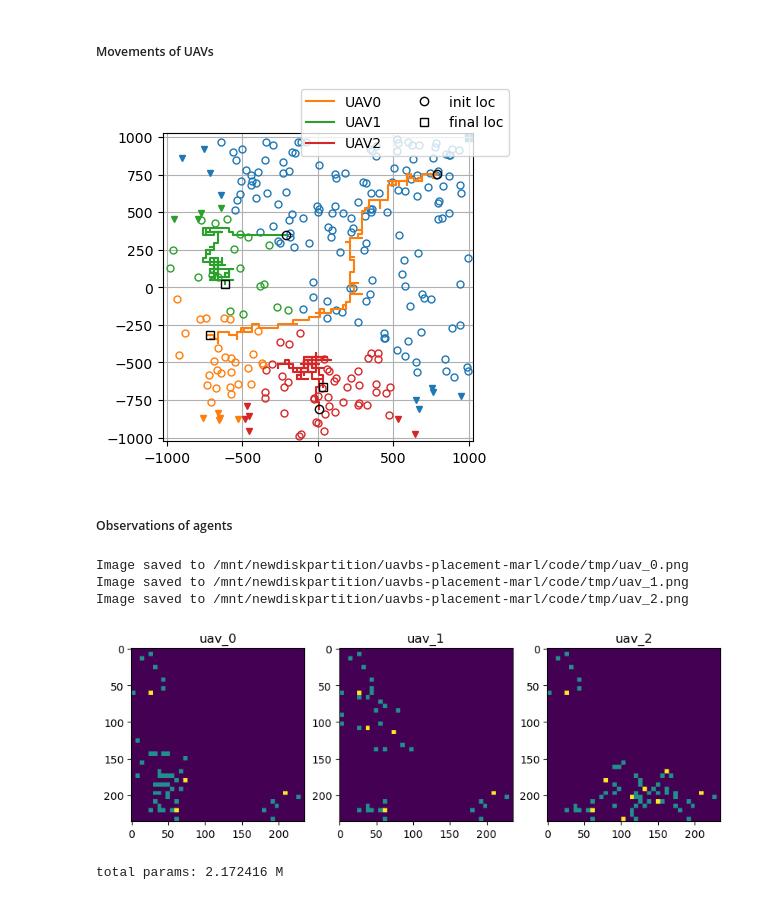
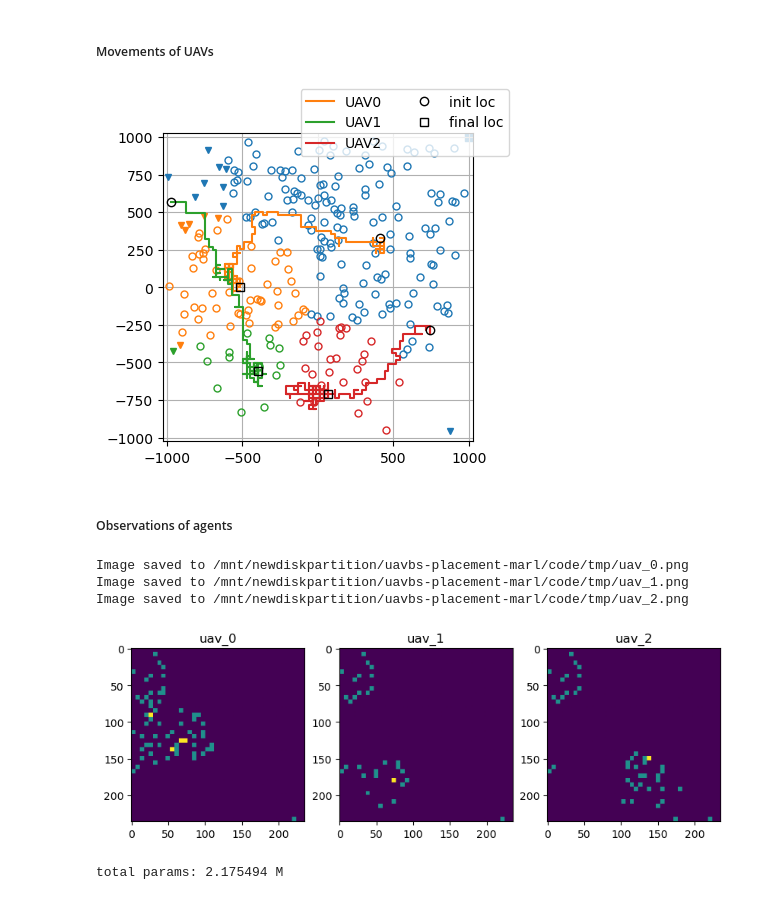
Before and after one commit to linhhoang-ex/uavbs-placement-marl, a Jupyter notebook: code/ppo_sagin_v1_1.ipynb, the cells around one changed output. Drawn from its saved outputs; the diff is of its cells as text; code cells hidden in the pictures.

```diff
--- a/code/ppo_sagin_v1_1.ipynb
+++ b/code/ppo_sagin_v1_1.ipynb
@@ -42,7 +14,6 @@ Saved the trained agent to trained_agents/20240317-010558
 # %%
 import pandas as pd
 
-window = 200
 
 df = pd.DataFrame({
         'episode return': log_ep_return,
@@ -53,8 +24,8 @@ df = pd.DataFrame({
 fig, axs = plt.subplots(nrows=1, ncols=len(df.columns), figsize=(15,3))
 for i, col in enumerate(df.columns):
         # axs[i].plot(df[col])
-        # axs[i].plot(df[col].rolling(window=window, min_periods=100, center=True).mean())
-        axs[i].plot(df[col].ewm(alpha=0.001, adjust=False, min_periods=100).mean())
+        # axs[i].plot(df[col].rolling(window=200, min_periods=100, center=True).mean())
+        axs[i].plot(df[col].ewm(alpha=0.001, adjust=True, min_periods=100).mean())
         axs[i].set_xlabel('episode')
         axs[i].set_ylabel(col)
         axs[i].margins(x=0)
@@ -95,12 +68,13 @@ plt.show()
 import matplotlib.colors as mcolors
 
 """ RENDER THE POLICY """
-env = parallel_env(seed=7, max_cycles=256)
+env = parallel_env(
+    seed=None,
+    max_cycles=256
+)
 # env = color_reduction_v0(env)
 # env = resize_v1(env, 64, 64)
 # env = frame_stack_v1(env, stack_size=4)
-
-# print(np.random.get_state()[1][0])
 
 agent.eval()
 
@@ -150,34 +124,34 @@ axs.grid(True)
 for mbs_id in range(n_mbss):
     axs.scatter(mbs_locs[0][mbs_id], mbs_locs[1][mbs_id],
                 marker='s', color=colors[mbs_id])
 
 for i in range(n_users):
     # axs.scatter(user_locs[0][i], user_locs[1][i], s=15,
     #             marker=markers[satisfied[i]], color=colors[bs_mapping[i]])
     if satisfied[i] == True:
         axs.plot(user_locs[0][i], user_locs[1][i], marker=markers[satisfied[i]],
                 markerfacecolor="None", color=colors[bs_mapping[i]], markersize=5)
     else:
         axs.plot(user_locs[0][i], user_locs[1][i], marker=markers[satisfied[i]],
                 color=colors[bs_mapping[i]], markersize=5)
 
 for uav_id in range(n_uavs):
     loc_uav = log_uav_locs[:, :, uav_id].transpose()
     axs.plot(loc_uav[0], loc_uav[1], color=colors[n_mbss + uav_id], label=f"UAV{uav_id}")
     if uav_id == n_uavs - 1:
         l_init, l_final = "init loc", "final loc"
     else:
         l_init, l_final = "", ""
     axs.plot(loc_uav[0][0], loc_uav[1][0], 'ok',
              markerfacecolor="None", label=l_init) # mec=colors[n_mbss + uav_id]
     axs.plot(loc_uav[0][-1], loc_uav[1][-1], 'sk',
              markerfacecolor="None", label=l_final) # mec=colors[n_mbss + uav_id]
 
 fig.legend(ncol=2)
 fig.savefig("tmp/trajectory.png")
 plt.show()
 # %% [output]
-[figure, old version]
+[figure, new version]
 # %% [markdown]
 ##### Observations of agents
 # %%
@@ -207,14 +181,14 @@ plt.show()
 Image saved to /mnt/newdiskpartition/uavbs-placement-marl/code/tmp/uav_0.png
 Image saved to /mnt/newdiskpartition/uavbs-placement-marl/code/tmp/uav_1.png
 Image saved to /mnt/newdiskpartition/uavbs-placement-marl/code/tmp/uav_2.png
-[figure, old version]
+[figure, new version]
 # %%
 '''Check the total params of the NN'''
 # agent = Agent(num_actions=num_actions).to(device)
-model = agent.network
+model = agent
 
 # Ref: https://stackoverflow.com/questions/49201236/check-the-total-number-of-parameters-in-a-pytorch-model
 pytorch_total_params = sum(p.numel() for p in model.parameters())
 print('total params: %s M'%(pytorch_total_params/1e6))
 # %% [output]
-total params: 2.172416 M
+total params: 2.175494 M
```
Also changed, not shown: parts of 8 cells of this notebook.
